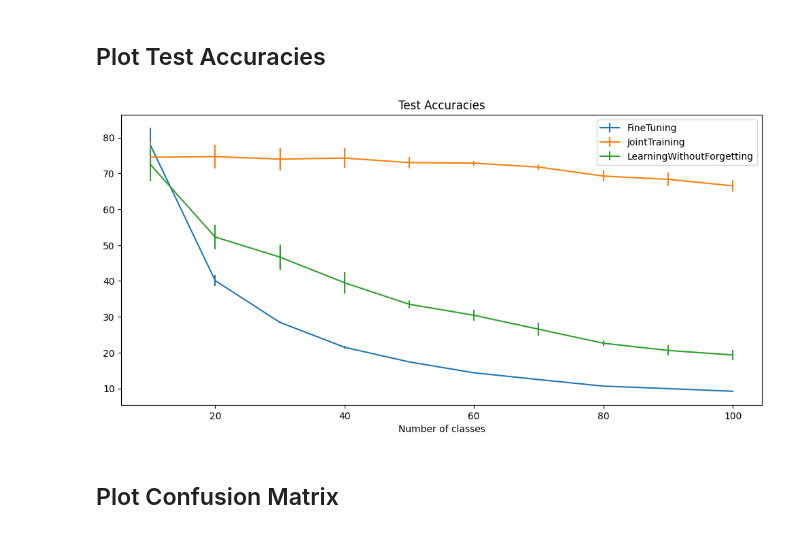
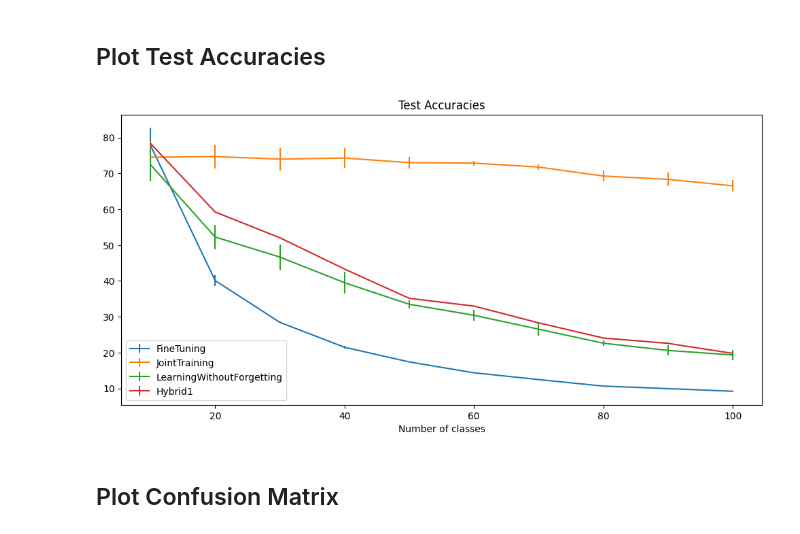
Before and after one commit to antonioalbanese/ProjectMLDL, a Jupyter notebook: plots/Plots.ipynb, the cells around one changed output. Cells and saved outputs as stored; diff of their text form; code cells hidden in the pictures.

Commit message:
hybrid1 plots

```diff
--- a/plots/Plots.ipynb
+++ b/plots/Plots.ipynb
@@ -31,27 +31,35 @@ JointTraining_test_accuracy = json.load(jsonfile)
 
 jsonfile = open("states/LWF/LWF_test_accuracy.json")
 LWF_test_accuracy =json.load(jsonfile)
+
+jsonfile = open("states/Hybrid1/Hybrid1_test_accuracy.json")
+Hybrid1_test_accuracy =json.load(jsonfile)
 # %%
 FineTuning_test_accuracy = np.array(FineTuning_test_accuracy)
 JointTraining_test_accuracy = np.array(JointTraining_test_accuracy)
 LWF_test_accuracy = np.array(LWF_test_accuracy)
+Hybrid1_test_accuracy = np.array(Hybrid1_test_accuracy)
 
 FineTuning_test_accuracy_stats = np.array([FineTuning_test_accuracy.mean(0) * 100, FineTuning_test_accuracy.std(0) * 100]).transpose()
 JointTraning_test_accuracy_stats = np.array([JointTraining_test_accuracy.mean(0) * 100, JointTraining_test_accuracy.std(0) * 100]).transpose()
 LWF_test_accuracy_stats = np.array([LWF_test_accuracy.mean(0) * 100, LWF_test_accuracy.std(0) * 100]).transpose()
+Hybrid1_test_accuracy_stats = np.array([Hybrid1_test_accuracy.mean(0) * 100, Hybrid1_test_accuracy.std(0) * 100]).transpose()
 # %%
-def plot_test_accuracy(finetuning, jointtraining, lwf, save_directory = None):
+def plot_test_accuracy(finetuning, jointtraining, lwf, hybrid1, save_directory = None):
   finetuning_mean = np.array(finetuning)[:, 0]
   finetuning_std = np.array(finetuning)[:, 1]
   jointtraining_mean = np.array(jointtraining)[:, 0]
   jointtraining_std = np.array(jointtraining)[:, 1]
   lfw_mean = np.array(lwf)[:, 0]
   lfw_std = np.array(lwf)[:, 1]
+  hybrid1_mean = np.array(hybrid1)[:, 0]
+  hybrid1_std = np.array(hybrid1)[:, 1]
   fig, ax = plt.subplots(figsize = (10, 5), dpi = 100)
   x = np.arange(10, 101, 10)
   ax.errorbar(x, finetuning_mean, finetuning_std, label = 'FineTuning')
   ax.errorbar(x, jointtraining_mean, jointtraining_std, label = 'JointTraining')
   ax.errorbar(x, lfw_mean, lfw_std, label = 'LearningWithoutForgetting')
+  ax.errorbar(x, hybrid1_mean, hybrid1_std, label = 'Hybrid1')
   ax.set_xlabel("Number of classes")
   plt.tight_layout()
   plt.title("Test Accuracies", loc="center")
@@ -60,9 +68,12 @@ def plot_test_accuracy(finetuning, jointtraining, lwf, save_directory = None):
     fig.savefig(save_directory)
   plt.show()
 # %%
-plot_test_accuracy(FineTuning_test_accuracy_stats, JointTraning_test_accuracy_stats, LWF_test_accuracy_stats)
+plot_test_accuracy(FineTuning_test_accuracy_stats,
+                   JointTraning_test_accuracy_stats,
+                   LWF_test_accuracy_stats,
+                   Hybrid1_test_accuracy_stats)
 # %% [output]
-[figure, old version]
+[figure, new version]
 # %% [markdown]
 ## Plot Confusion Matrix
 # %%
```
Also changed, not shown: parts of 3 cells of this notebook.
